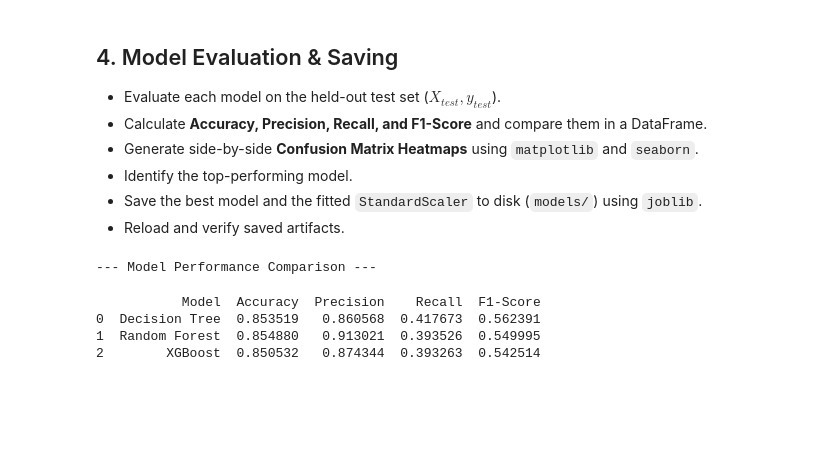
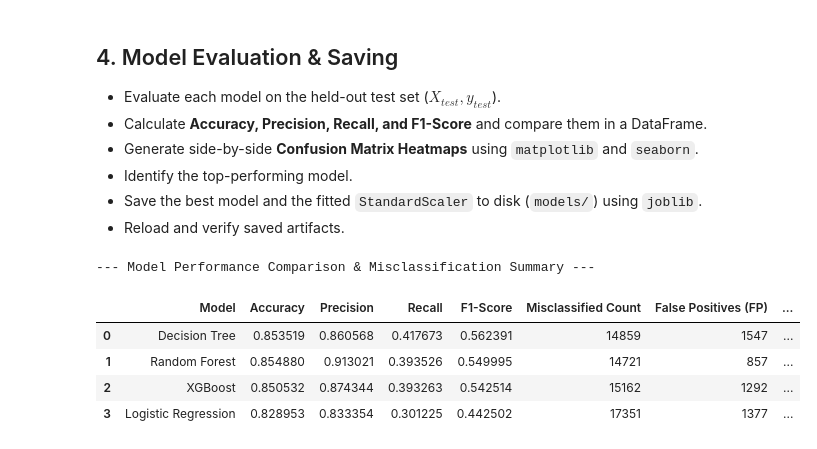
Before and after one commit to ShakibAkash/phising-website_detection, a Jupyter notebook: phising website detection.ipynb, the cells around one changed output. Saved outputs shown, nothing was run; the diff lists cells and outputs as text; code cells hidden in the pictures; blank space fills up the shorter version.

```diff
--- a/phising website detection.ipynb
+++ b/phising website detection.ipynb
@@ -401,32 +473,54 @@ Random Forest            11.11s
 - Reload and verify saved artifacts.
 # %%
 from sklearn.metrics import accuracy_score, precision_score, recall_score, f1_score
+import numpy as np
 
-# 18. Evaluate models on the test set
+# 18. Evaluate models on the test set & Track Misclassified / Mismatched Indices
 test_predictions = {}
+misclassified_indices = {}  # Tracks the exact indices where preds != y_test for each model
 evaluation_results = []
+
+y_true_vals = y_test.values if hasattr(y_test, 'values') else np.array(y_test)
 
 for name, model in trained_models.items():
     preds = model.predict(X_test)
     test_predictions[name] = preds
+
+    # ------------------------------------------------------------------
+    # Step A: Find which predictions are different from true labels (preds != y_test)
+    # ------------------------------------------------------------------
+    mismatched_mask = (preds != y_true_vals)
+    mismatched_idx = np.where(mismatched_mask)[0]  # Exact indices in test set
+    misclassified_indices[name] = mismatched_idx
+
+    # False Positives (Safe predicted as Phish) & False Negatives (Phish predicted as Safe)
+    false_positives = int(np.sum((y_true_vals == 0) & (preds == 1)))
+    false_negatives = int(np.sum((y_true_vals == 1) & (preds == 0)))
+
     acc = accuracy_score(y_test, preds)
-    prec = precision_score(y_test, preds)
-    rec = recall_score(y_test, preds)
-    f1 = f1_score(y_test, preds)
+    prec = precision_score(y_test, preds, zero_division=0)
+    rec = recall_score(y_test, preds, zero_division=0)
+    f1 = f1_score(y_test, preds, zero_division=0)
+
     evaluation_results.append({
-        "Model": name,
-        "Accuracy": acc,
-        "Precision": prec,
-        "Recall": rec,
-        "F1-Score": f1
+        'Model': name,
+        'Accuracy': acc,
+        'Precision': prec,
+        'Recall': rec,
+        'F1-Score': f1,
+        'Misclassified Count': len(mismatched_idx),
+        'False Positives (FP)': false_positives,
+        'False Negatives (FN)': false_negatives,
+        'Error Rate (%)': f'{(len(mismatched_idx) / len(y_test)) * 100:.2f}%'
     })
 
 eval_df = pd.DataFrame(evaluation_results)
-print("--- Model Performance Comparison ---")
+print('--- Model Performance Comparison & Misclassification Summary ---')
 eval_df
 # %% [output]
---- Model Performance Comparison ---
+--- Model Performance Comparison & Misclassification Summary ---
-           Model  Accuracy  Precision    Recall  F1-Score
-0  Decision Tree  0.853519   0.860568  0.417673  0.562391
-1  Random Forest  0.854880   0.913021  0.393526  0.549995
-2        XGBoost  0.850532   0.874344  0.393263  0.542514
+|  | Model | Accuracy | Precision | Recall | F1-Score | Misclassified Count | False Positives (FP) | ... |
+| 0 | Decision Tree | 0.853519 | 0.860568 | 0.417673 | 0.562391 | 14859 | 1547 | ... |
+| 1 | Random Forest | 0.854880 | 0.913021 | 0.393526 | 0.549995 | 14721 | 857 | ... |
+| 2 | XGBoost | 0.850532 | 0.874344 | 0.393263 | 0.542514 | 15162 | 1292 | ... |
+| 3 | Logistic Regression | 0.828953 | 0.833354 | 0.301225 | 0.442502 | 17351 | 1377 | ... |
```
Also changed, not shown: parts of 23 cells of this notebook, 5 other files.
